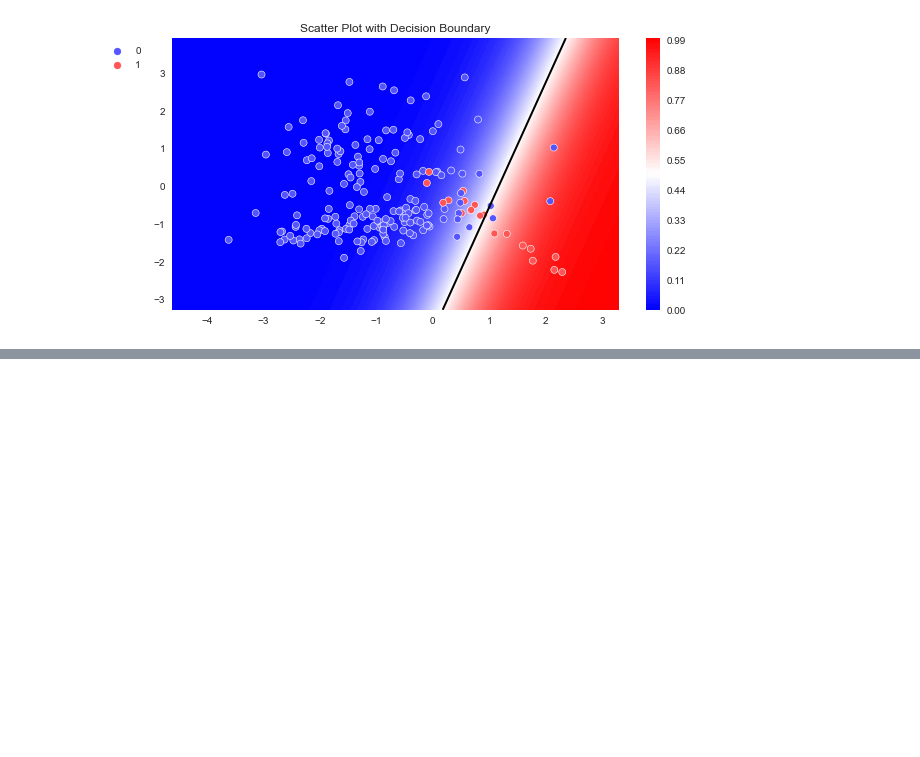
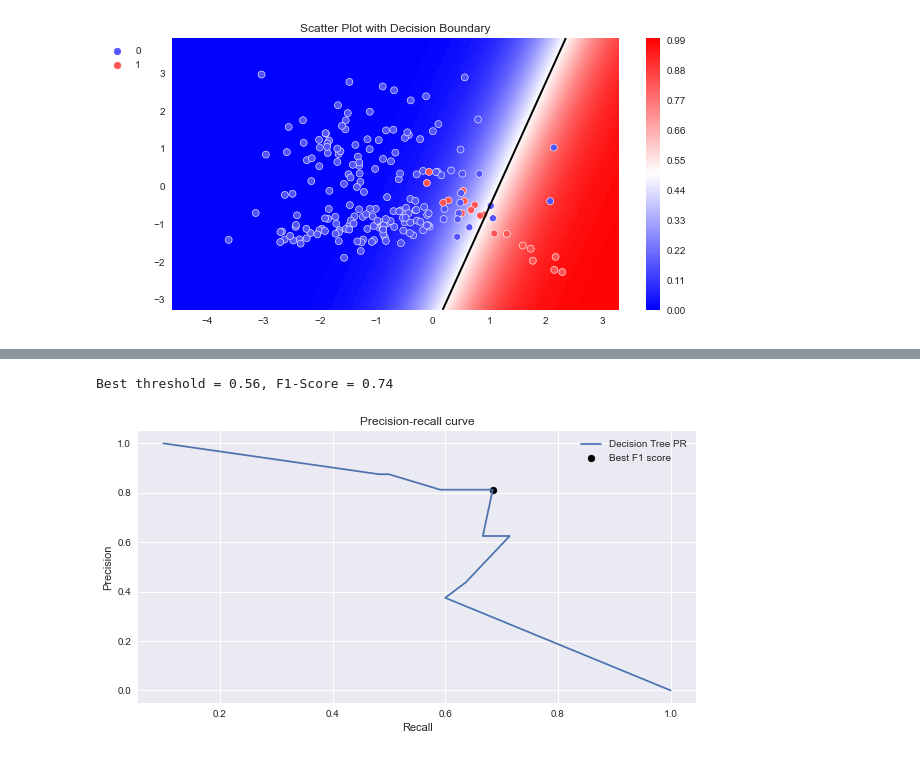
Before and after one commit to sphinxscorp/SF_data_science, a Jupyter notebook: ML-5. Валидация данных и оценка моделей/ML-5. Валидация данных и оценка моделей.ipynb, the cells around one changed output, grey strips where cells are left out. Saved outputs shown, nothing was run; the diff lists cells and outputs as text; code cells hidden in the pictures; blank space fills up the shorter version.

```diff
--- a/ML-5. Валидация данных и оценка моделей/ML-5. Валидация данных и оценка моделей.ipynb
+++ b/ML-5. Валидация данных и оценка моделей/ML-5. Валидация данных и оценка моделей.ipynb
@@ -398,0 +452,17 @@ plot_probabilities_2d(X, y, log_reg)
+# %%
+#Создаём модель
+model = tree.DecisionTreeClassifier(
+    criterion='entropy', #критерий информативности
+    max_depth=7, #максимальная глубина
+    min_samples_leaf=5, #минимальное число объектов в листе
+    random_state=42 #генератор случайных чисел
+)
+#Обучаем модель
+model.fit(X_train, y_train)
+#Создаём кросс-валидатор k-fold со стратификацией
+skf = model_selection.StratifiedKFold(n_splits=5)
+#Делаем предсказание вероятностей на кросс-валидации
+y_cv_proba_pred = model_selection.cross_val_predict(model, X_train, y_train, cv=skf, method='predict_proba')
+# %%
+#Выделяем столбец с вероятностями для класса 1
+y_cv_proba_pred = y_cv_proba_pred[:, 1]
@@ -398,0 +480,22 @@ plot_probabilities_2d(X, y, log_reg)
+# %%
+#Вычисляем F1-score при различных threshold
+f1_scores = (2 * precision * recall) / (precision + recall)
+#Определяем индекс максимума
+idx = np.argmax(f1_scores)
+print('Best threshold = {:.2f}, F1-Score = {:.2f}'.format(thresholds[idx], f1_scores[idx]))
+
+#Строим PR-кривую
+fig, ax = plt.subplots(figsize=(10, 5)) #фигура + координатная плоскость
+#Строим линейный график зависимости precision от recall
+ax.plot(precision, recall, label='Decision Tree PR')
+#Отмечаем точку максимума F1
+ax.scatter(precision[idx], recall[idx], marker='o', color='black', label='Best F1 score')
+#Даём графику название и подписываем оси
+ax.set_title('Precision-recall curve')
+ax.set_xlabel('Recall')
+ax.set_ylabel('Precision')
+#Отображаем легенду
+ax.legend();
+# %% [output]
+Best threshold = 0.56, F1-Score = 0.74
+[figure, added]
```
Also changed, not shown: parts of 9 cells of this notebook.
